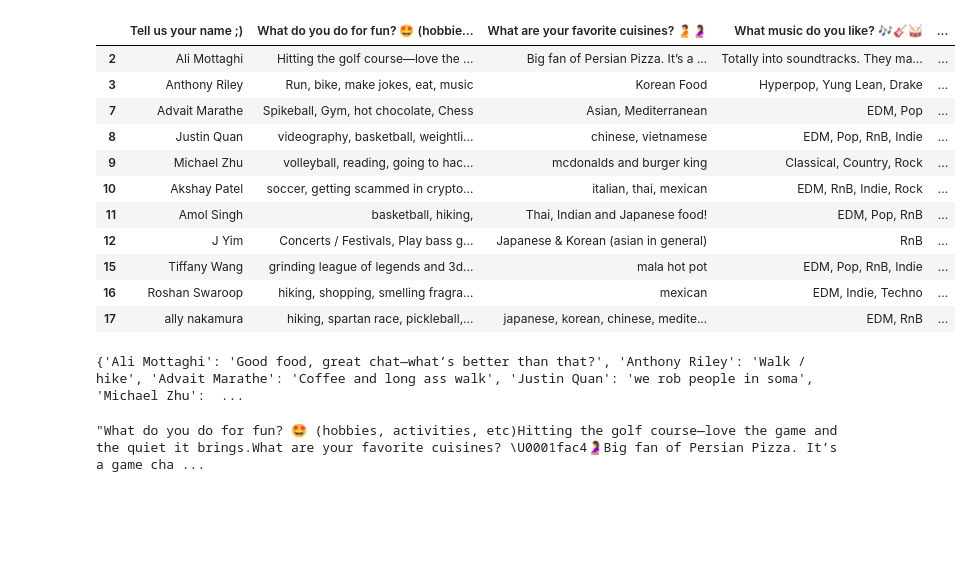
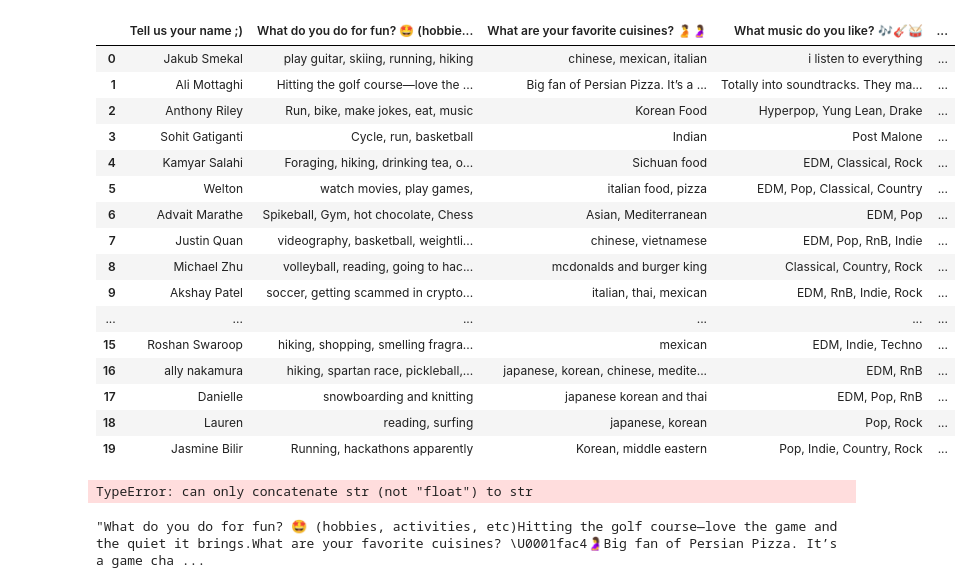
Before and after one commit to TheQuantumFractal/real2simbackend, a Jupyter notebook: phase1/prompt.ipynb, the cells around one changed output. Cells and saved outputs as stored; diff of their text form; code cells hidden in the pictures; blank space fills up the shorter version.

```diff
--- a/phase1/prompt.ipynb
+++ b/phase1/prompt.ipynb
@@ -1,25 +1,29 @@
 # %%
 import pandas as pd
 
 # Read the CSV file into a DataFrame
 df = pd.read_csv('../responses.csv')
 # Create a new DataFrame with the first three columns removed
 new_df = df.drop(columns=[df.columns[0], df.columns[2]])
-new_df = new_df.dropna()
 new_df
 # %% [output]
 |  | Tell us your name ;) | What do you do for fun? 🤩 (hobbie... | What are your favorite cuisines? 🫄🤰 | What music do you like? 🎶🎸🥁 | ... |
-| 2 | Ali Mottaghi | Hitting the golf course—love the ... | Big fan of Persian Pizza. It’s a ... | Totally into soundtracks. They ma... | ... |
-| 3 | Anthony Riley | Run, bike, make jokes, eat, music | Korean Food | Hyperpop, Yung Lean, Drake | ... |
-| 7 | Advait Marathe | Spikeball, Gym, hot chocolate, Chess | Asian, Mediterranean | EDM, Pop | ... |
-| 8 | Justin Quan | videography, basketball, weightli... | chinese, vietnamese | EDM, Pop, RnB, Indie | ... |
-| 9 | Michael Zhu | volleyball, reading, going to hac... | mcdonalds and burger king | Classical, Country, Rock | ... |
-| 10 | Akshay Patel | soccer, getting scammed in crypto... | italian, thai, mexican | EDM, RnB, Indie, Rock | ... |
-| 11 | Amol Singh | basketball, hiking, | Thai, Indian and Japanese food! | EDM, Pop, RnB | ... |
-| 12 | J Yim | Concerts / Festivals, Play bass g... | Japanese & Korean (asian in general) | RnB | ... |
-| 15 | Tiffany Wang | grinding league of legends and 3d... | mala hot pot | EDM, Pop, RnB, Indie | ... |
-| 16 | Roshan Swaroop | hiking, shopping, smelling fragra... | mexican | EDM, Indie, Techno | ... |
-| 17 | ally nakamura | hiking, spartan race, pickleball,... | japanese, korean, chinese, medite... | EDM, RnB | ... |
+| 0 | Jakub Smekal | play guitar, skiing, running, hiking | chinese, mexican, italian | i listen to everything | ... |
+| 1 | Ali Mottaghi | Hitting the golf course—love the ... | Big fan of Persian Pizza. It’s a ... | Totally into soundtracks. They ma... | ... |
+| 2 | Anthony Riley | Run, bike, make jokes, eat, music | Korean Food | Hyperpop, Yung Lean, Drake | ... |
+| 3 | Sohit Gatiganti | Cycle, run, basketball | Indian | Post Malone | ... |
+| 4 | Kamyar Salahi | Foraging, hiking, drinking tea, o... | Sichuan food | EDM, Classical, Rock | ... |
+| 5 | Welton | watch movies, play games, | italian food, pizza | EDM, Pop, Classical, Country | ... |
+| 6 | Advait Marathe | Spikeball, Gym, hot chocolate, Chess | Asian, Mediterranean | EDM, Pop | ... |
+| 7 | Justin Quan | videography, basketball, weightli... | chinese, vietnamese | EDM, Pop, RnB, Indie | ... |
+| 8 | Michael Zhu | volleyball, reading, going to hac... | mcdonalds and burger king | Classical, Country, Rock | ... |
+| 9 | Akshay Patel | soccer, getting scammed in crypto... | italian, thai, mexican | EDM, RnB, Indie, Rock | ... |
+| ... | ... | ... | ... | ... | ... |
+| 15 | Roshan Swaroop | hiking, shopping, smelling fragra... | mexican | EDM, Indie, Techno | ... |
+| 16 | ally nakamura | hiking, spartan race, pickleball,... | japanese, korean, chinese, medite... | EDM, RnB | ... |
+| 17 | Danielle | snowboarding and knitting | japanese korean and thai | EDM, Pop, RnB | ... |
+| 18 | Lauren | reading, surfing | japanese, korean | Pop, Rock | ... |
+| 19 | Jasmine Bilir | Running, hackathons apparently | Korean, middle eastern | Pop, Indie, Country, Rock | ... |
 # %%
 new_df
 question_list = new_df.columns.tolist()
@@ -42,7 +46,7 @@ for row in new_df.itertuples(index=False):
 
 print(first_dates)
 # %% [output]
-{'Ali Mottaghi': 'Good food, great chat—what’s better than that?', 'Anthony Riley': 'Walk / hike', 'Advait Marathe': 'Coffee and long ass walk', 'Justin Quan': 'we rob people in soma', 'Michael Zhu':  ...
+TypeError: can only concatenate str (not "float") to str
 # %%
 prompt_dict['Ali Mottaghi']
 # %% [output]
```
Also changed, not shown: parts of 3 cells of this notebook, 3 other files.
